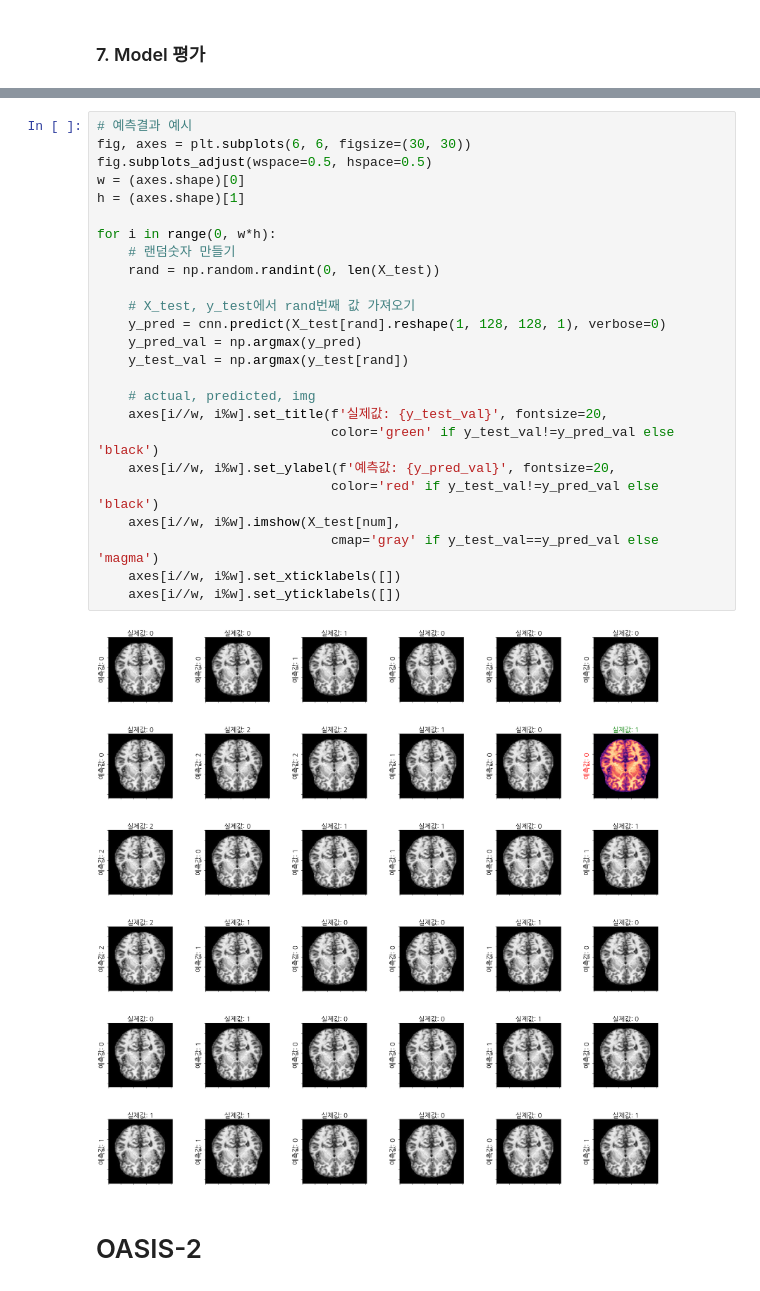
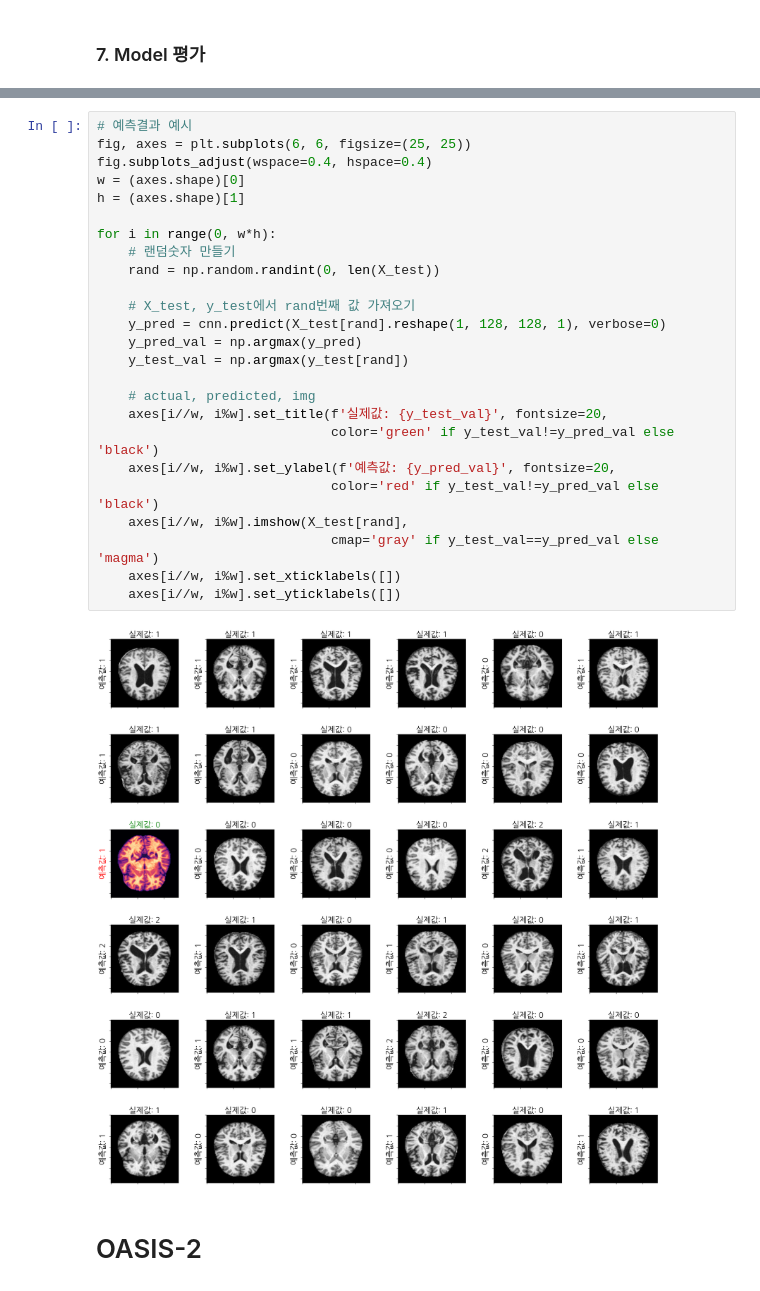
Before and after one commit to yonghyeun/Dementia_Analysis, a Jupyter notebook: 지민/4. Alzheimer MRI Preprocessed Dataset.ipynb, the cells around one changed output, grey strips where cells are left out. Saved outputs shown, nothing was run; the diff lists cells and outputs as text.

```diff
--- a/지민/4. Alzheimer MRI Preprocessed Dataset.ipynb
+++ b/지민/4. Alzheimer MRI Preprocessed Dataset.ipynb
@@ -349,29 +338,29 @@ Confusion Matrix
 # %%
 # 예측결과 예시
-fig, axes = plt.subplots(6, 6, figsize=(30, 30))
-fig.subplots_adjust(wspace=0.5, hspace=0.5)
+fig, axes = plt.subplots(6, 6, figsize=(25, 25))
+fig.subplots_adjust(wspace=0.4, hspace=0.4)
 w = (axes.shape)[0]
 h = (axes.shape)[1]
 
 for i in range(0, w*h):
     # 랜덤숫자 만들기
     rand = np.random.randint(0, len(X_test))
 
     # X_test, y_test에서 rand번째 값 가져오기
     y_pred = cnn.predict(X_test[rand].reshape(1, 128, 128, 1), verbose=0)
     y_pred_val = np.argmax(y_pred)
     y_test_val = np.argmax(y_test[rand])
 
     # actual, predicted, img
     axes[i//w, i%w].set_title(f'실제값: {y_test_val}', fontsize=20,
                               color='green' if y_test_val!=y_pred_val else 'black')
     axes[i//w, i%w].set_ylabel(f'예측값: {y_pred_val}', fontsize=20,
                               color='red' if y_test_val!=y_pred_val else 'black')
-    axes[i//w, i%w].imshow(X_test[num],
+    axes[i//w, i%w].imshow(X_test[rand],
                               cmap='gray' if y_test_val==y_pred_val else 'magma')
     axes[i//w, i%w].set_xticklabels([])
     axes[i//w, i%w].set_yticklabels([])
 # %% [output]
-[figure, old version]
+[figure, new version]
 # %% [markdown]
 # OASIS-2
```
Also changed, not shown: parts of 20 cells of this notebook.
